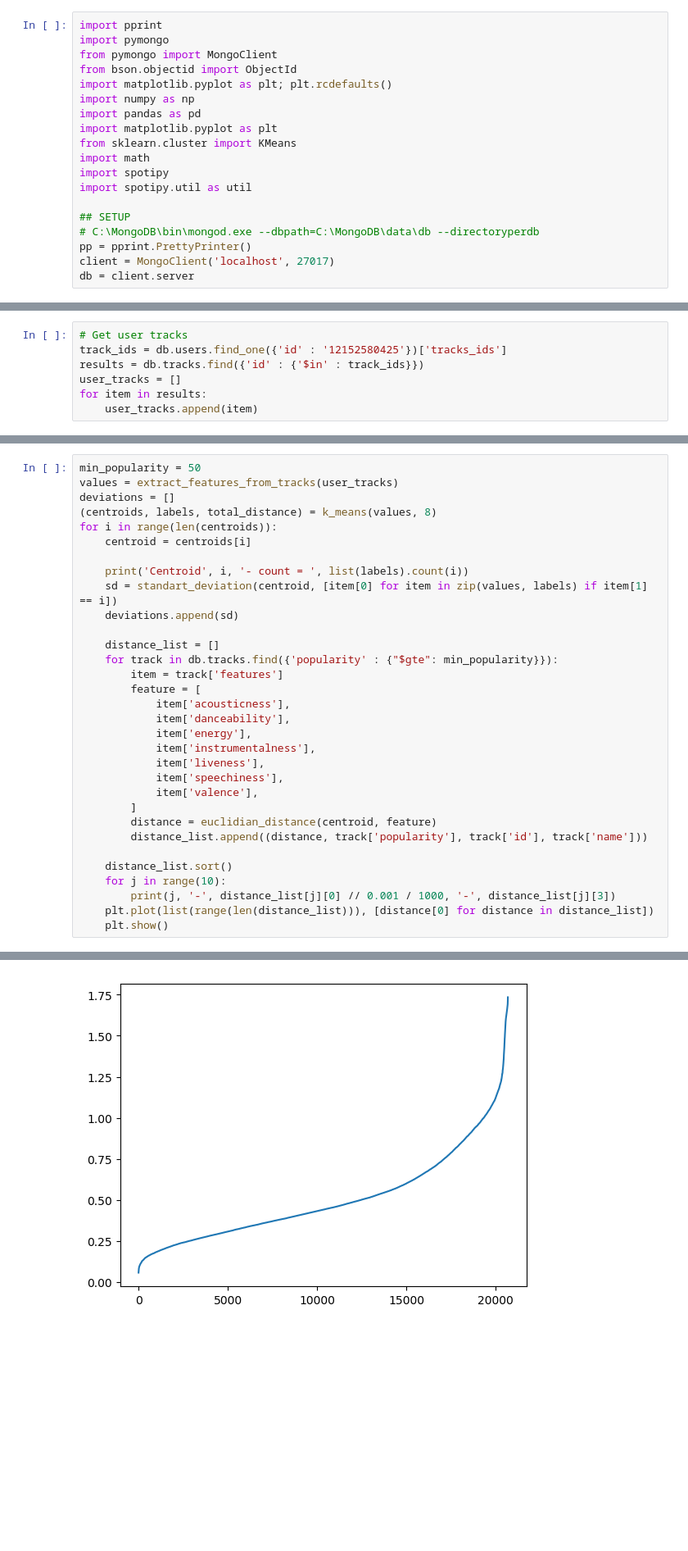
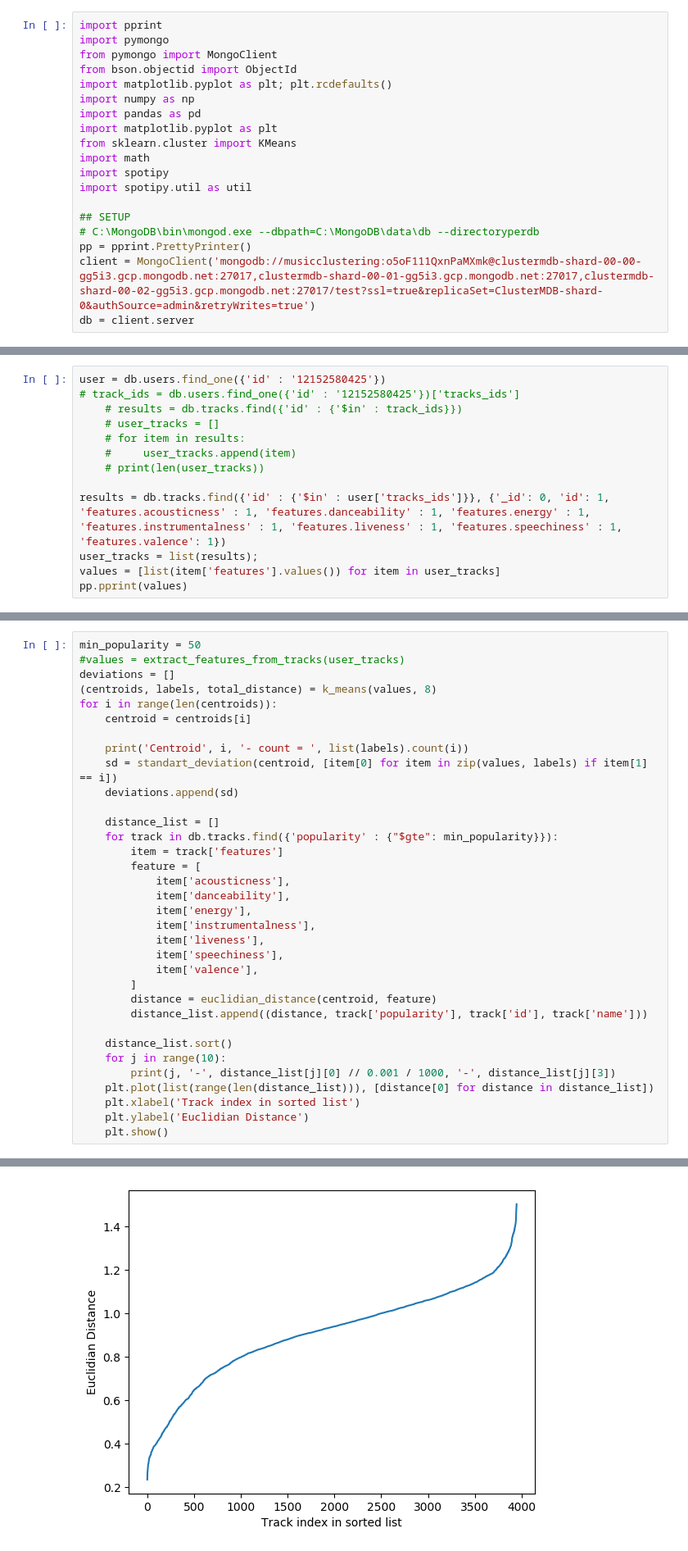
Before and after one commit to GodinhoAriel/MusicRecommendationForGroups, a Jupyter notebook: src/JupyterTestCode/MusicClustering.ipynb, the cells around one changed output, grey strips where cells are left out. Shown at 82% size. Cells and saved outputs as stored; diff of their text form; blank space fills up the shorter version.

```diff
--- a/src/JupyterTestCode/MusicClustering.ipynb
+++ b/src/JupyterTestCode/MusicClustering.ipynb
@@ -15,7 +15,7 @@ import spotipy.util as util
 ## SETUP
 # C:\MongoDB\bin\mongod.exe --dbpath=C:\MongoDB\data\db --directoryperdb
 pp = pprint.PrettyPrinter()
-client = MongoClient('localhost', 27017)
+client = MongoClient('mongodb://musicclustering:o5oF111QxnPaMXmk@clustermdb-shard-00-00-gg5i3.gcp.mongodb.net:27017,clustermdb-shard-00-01-gg5i3.gcp.mongodb.net:27017,clustermdb-shard-00-02-gg5i3.gcp.mongodb.net:27017/test?ssl=true&replicaSet=ClusterMDB-shard-0&authSource=admin&retryWrites=true')
 db = client.server
 # %%
 ## Authentication
@@ -240,7 +233,13 @@ IndexError: index 1473 is out of bounds for axis 0 with size 1473
-# %%
-# Get user tracks
-track_ids = db.users.find_one({'id' : '12152580425'})['tracks_ids']
-results = db.tracks.find({'id' : {'$in' : track_ids}})
-user_tracks = []
-for item in results:
-    user_tracks.append(item)
+# %%
+user = db.users.find_one({'id' : '12152580425'})
+# track_ids = db.users.find_one({'id' : '12152580425'})['tracks_ids']
+	# results = db.tracks.find({'id' : {'$in' : track_ids}})
+	# user_tracks = []
+	# for item in results:
+	#     user_tracks.append(item)
+	# print(len(user_tracks))
+
+results = db.tracks.find({'id' : {'$in' : user['tracks_ids']}}, {'_id': 0, 'id': 1, 'features.acousticness' : 1, 'features.danceability' : 1, 'features.energy' : 1, 'features.instrumentalness' : 1, 'features.liveness' : 1, 'features.speechiness' : 1, 'features.valence': 1})
+user_tracks = list(results);
+values = [list(item['features'].values()) for item in user_tracks]
+pp.pprint(values)
@@ -247,6 +264,6 @@ for item in results:
 # %%
 min_popularity = 50
-values = extract_features_from_tracks(user_tracks)
+#values = extract_features_from_tracks(user_tracks)
 deviations = []
 (centroids, labels, total_distance) = k_means(values, 8)
 for i in range(len(centroids)):
@@ -275,6 +292,8 @@ for i in range(len(centroids)):
     for j in range(10):
         print(j, '-', distance_list[j][0] // 0.001 / 1000, '-', distance_list[j][3])
     plt.plot(list(range(len(distance_list))), [distance[0] for distance in distance_list])
+    plt.xlabel('Track index in sorted list')
+    plt.ylabel('Euclidian Distance')
     plt.show()
 # %% [output]
 Fit done. k = 8
@@ -292 +311 @@ Centroid 0 - count =  287
-[figure, old version]
+[figure, new version]
```
Also changed, not shown: parts of 9 cells of this notebook, 5 other files.
